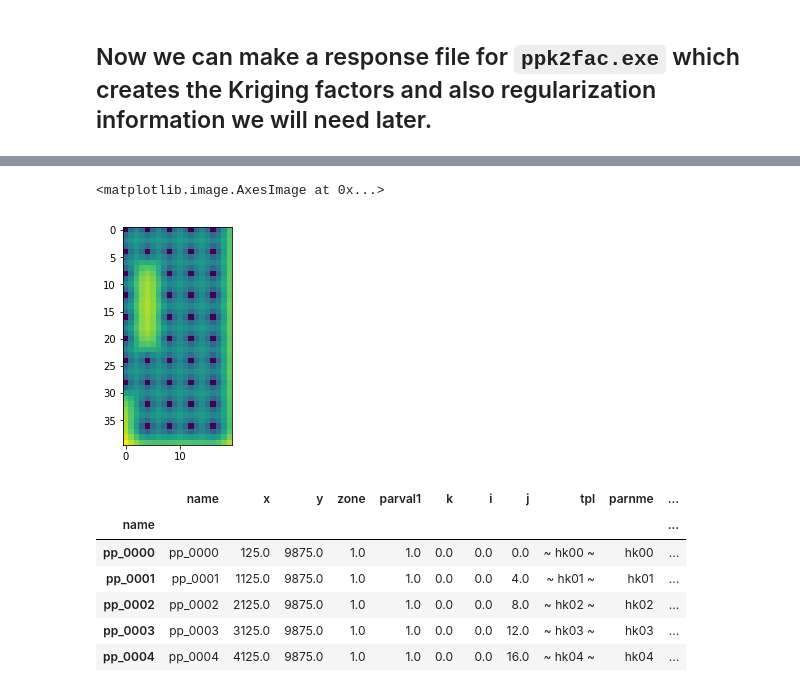
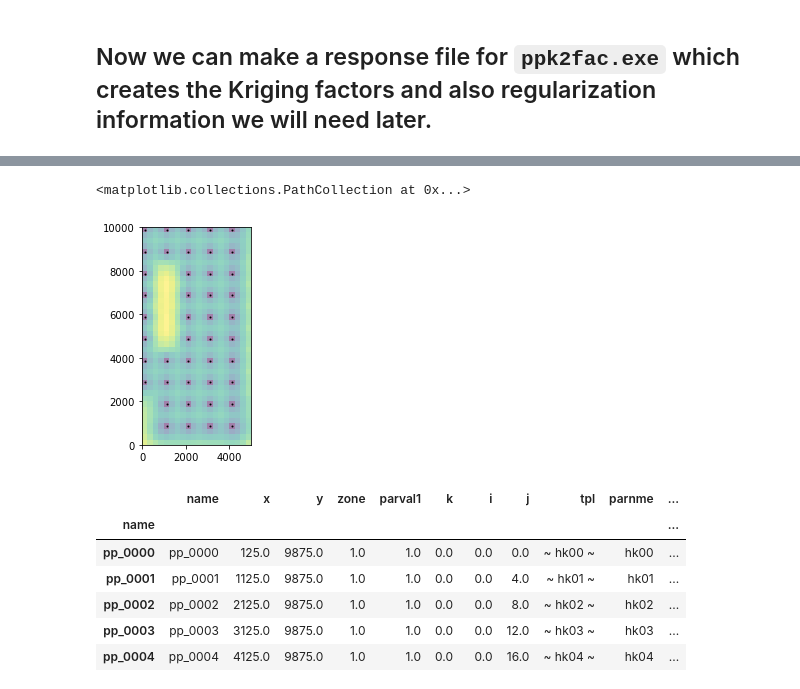
Before and after one commit to mnfienen/GW1876, a Jupyter notebook: activities/freyberg_pilot_points_create/freyberg_pilot_point_setup.ipynb, the cells around one changed output, grey strips where cells are left out. Cells and saved outputs as stored; diff of their text form; code cells hidden in the pictures.

```diff
--- a/activities/freyberg_pilot_points_create/freyberg_pilot_point_setup.ipynb
+++ b/activities/freyberg_pilot_points_create/freyberg_pilot_point_setup.ipynb
@@ -60,7 +60,7 @@ m.bas6.ibound[0].plot()
 ### We don't want pilot points or care about HK values in inactive cells, but we do need values in constant heads
 # %%
 df_pp = pyemu.gw_utils.setup_pilotpoints_grid(ml=m,prefix_dict={0:["hk"]},
-                                              pp_dir=working_dir,tpl_dir=working_dir)
+                                              pp_dir=working_dir,tpl_dir=working_dir,every_n_cell=4)
 pp_file = os.path.join(working_dir,"hkpp.dat")
 assert os.path.exists(pp_file)
 df_pp
@@ -143,9 +125,11 @@ took 2.539444
 # %%
 arr_var = np.loadtxt(pst_name.replace(".pst",".var.ref"))
-plt.imshow(arr_var,interpolation="nearest")
+ax = plt.subplot(111,aspect="equal")
+ax.imshow(arr_var,extent=m.sr.get_extent(),alpha=0.5)
+ax.scatter(df_pp.x,df_pp.y,marker='.',s=4,color='k')
 # %% [output]
-<matplotlib.image.AxesImage at 0x...>
+<matplotlib.collections.PathCollection at 0x...>
-[figure, old version]
+[figure, new version]
 # %%
 ok.to_grid_factors_file(pp_file+".fac")
 # %%
```
Also changed, not shown: parts of 11 cells of this notebook.
